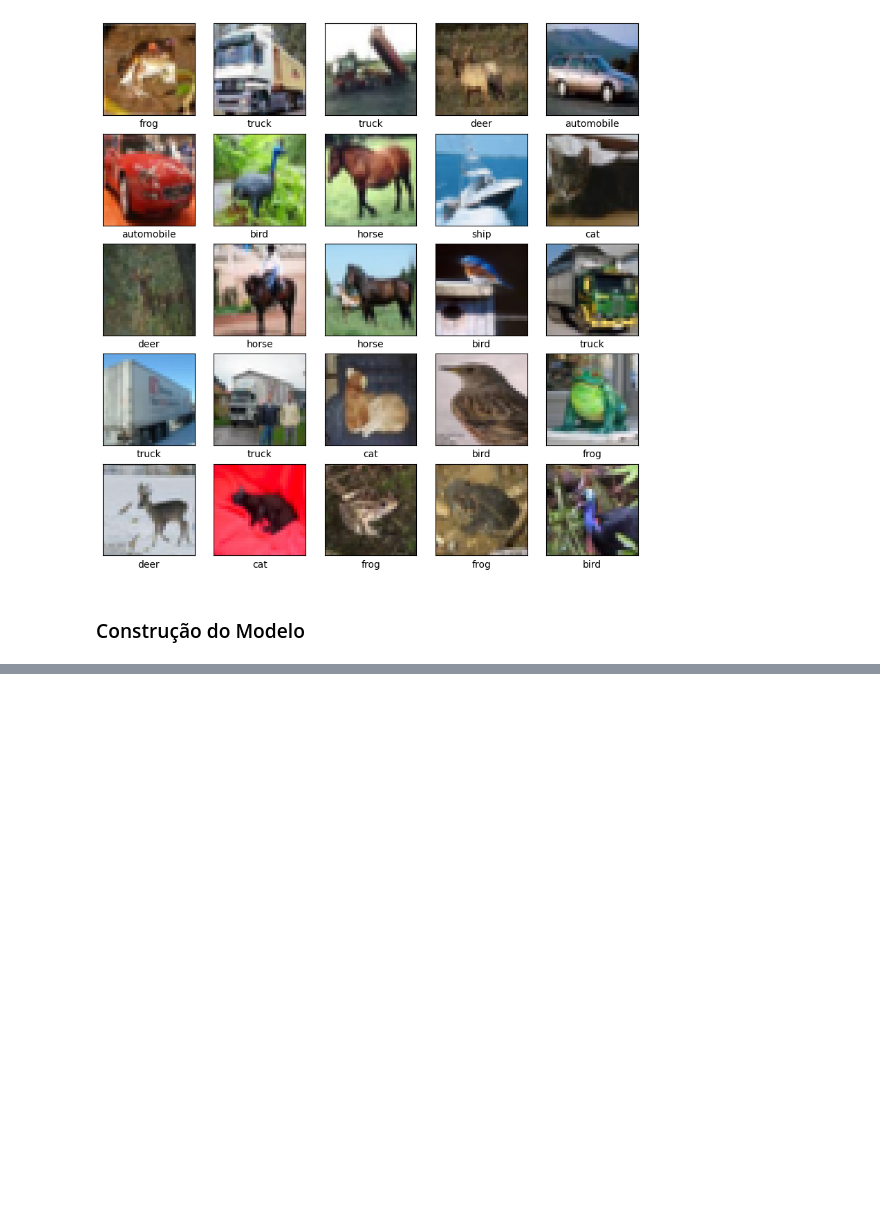
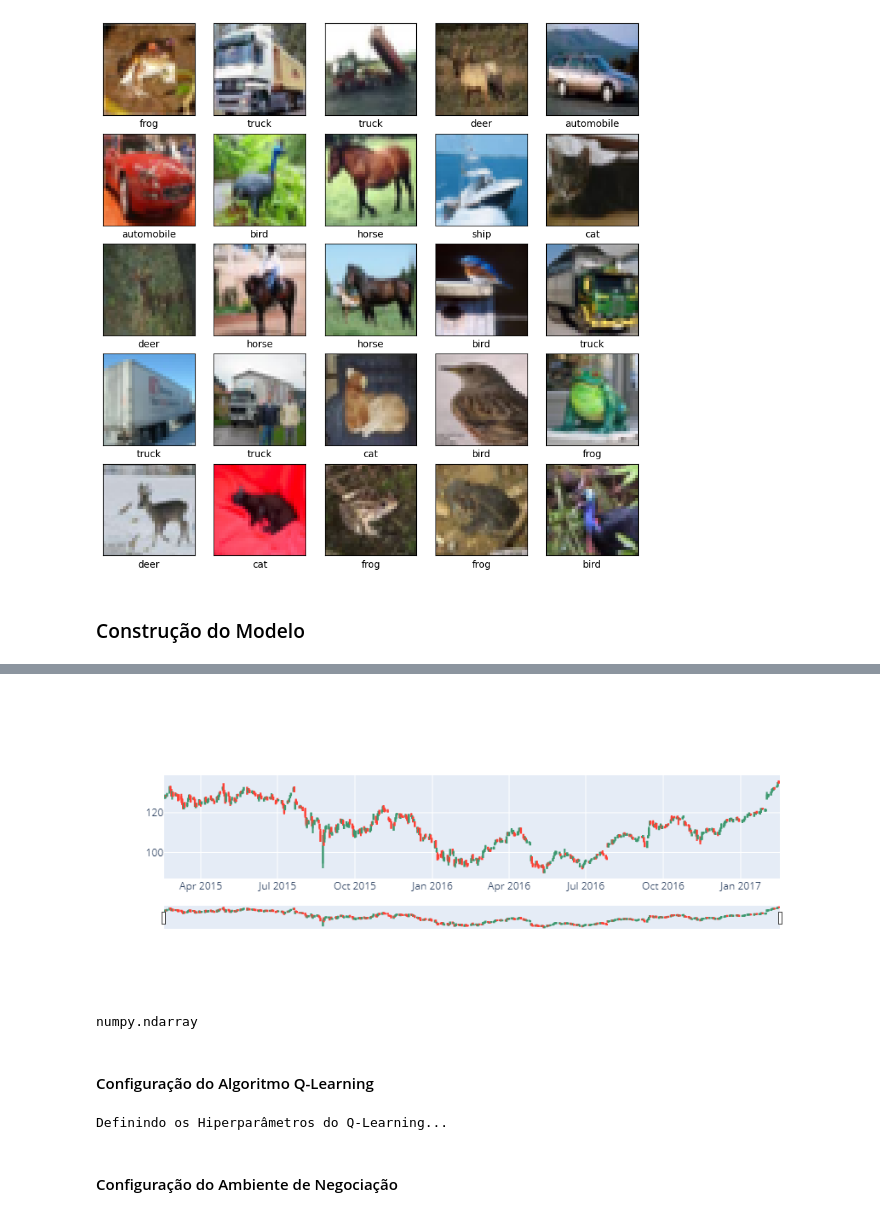
Before and after one commit to mafixx/PythonFundamentals, a Jupyter notebook: Seção 14 a 20.ipynb, the cells around one changed output, grey strips where cells are left out. Cells and saved outputs as stored; diff of their text form; code cells hidden in the pictures; blank space fills up the shorter version.

```diff
--- a/Seção 14 a 20.ipynb
+++ b/Seção 14 a 20.ipynb
@@ -862,0 +1018,3 @@ visualiza_imagens(imagens_treino, labels_treino)
+# %%
+# Carrega os dados
+df = pd.read_csv('arquivos/dataset18.csv')
@@ -862,0 +1036,10 @@ visualiza_imagens(imagens_treino, labels_treino)
+# %%
+# Candlestick
+fig = go.Figure(data = [go.Candlestick(x = df['Date'],
+                open = df['AAPL.Open'],
+                high = df['AAPL.High'],
+                low = df['AAPL.Low'],
+                close = df['AAPL.Close'])])
+fig.show()
+# %% [output]
+[figure, added]
@@ -862,0 +1049,17 @@ visualiza_imagens(imagens_treino, labels_treino)
+# %%
+type(precos)
+# %% [output]
+numpy.ndarray
+# %% [markdown]
+#### Configuração do Algoritmo Q-Learning
+# %%
+# Configuração do Q-Learning
+print('\nDefinindo os Hiperparâmetros do Q-Learning...')
+num_episodios = 1000
+alfa = 0.1
+gama = 0.99
+epsilon = 0.1
+# %% [output]
+Definindo os Hiperparâmetros do Q-Learning...
+# %% [markdown]
+#### Configuração do Ambiente de Negociação
```
Also changed, not shown: parts of 53 cells of this notebook.
